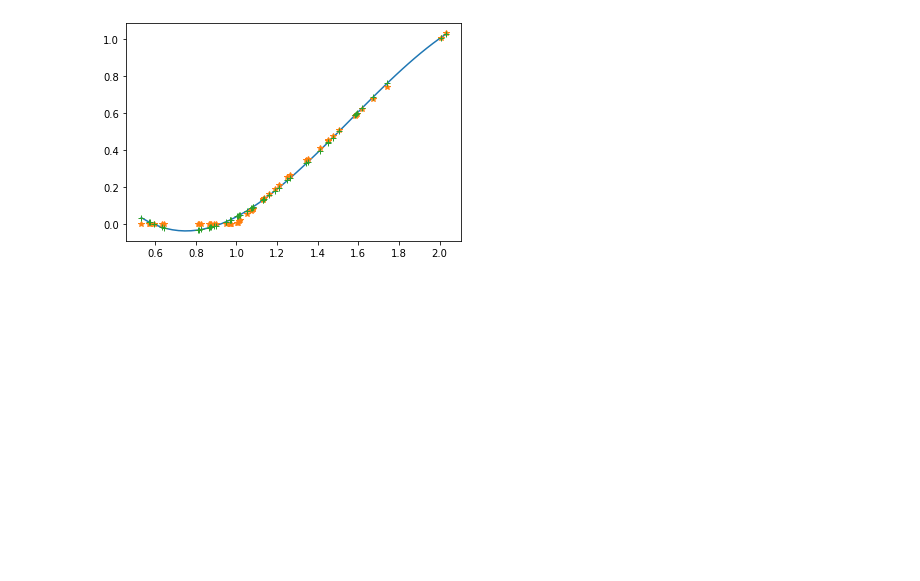
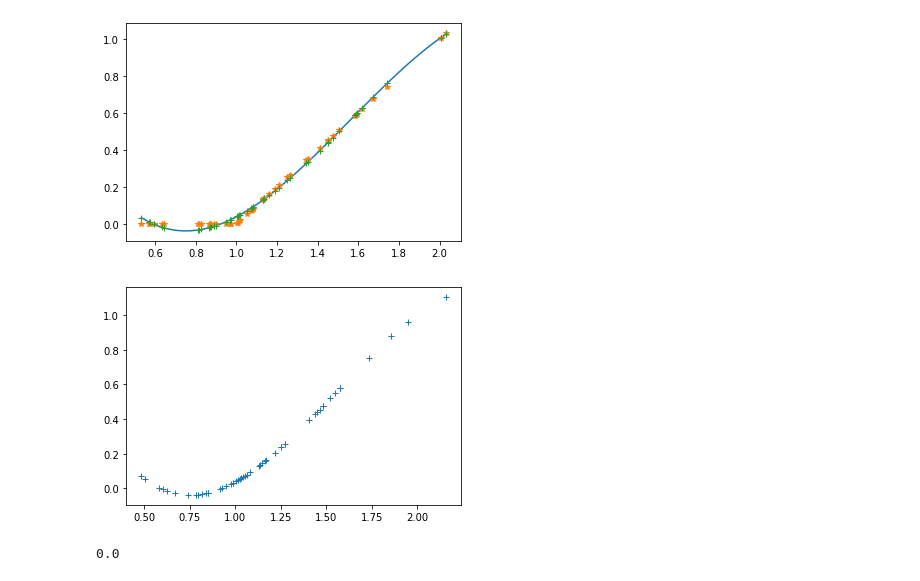
Before and after one commit to luphord/longstaff_schwartz, a Jupyter notebook: notebooks/Tinkering II.ipynb, the cells around one changed output. Cells and saved outputs as stored; diff of their text form; code cells hidden in the pictures; blank space fills up the shorter version.

```diff
--- a/notebooks/Tinkering II.ipynb
+++ b/notebooks/Tinkering II.ipynb
@@ -53,3 +57,7 @@ plot(x, exercise_value(x), '*');
 plot(x, basis(x) @ beta, '+');
 # %% [output]
 [figure]
+# %%
+plot(X[-2,:], basis(X[-2, :]) @ beta, '+');
+# %% [output]
+[figure, added]
@@ -55,0 +71,4 @@ plot(x, basis(x) @ beta, '+');
+# %%
+np.average(total)
+# %% [output]
+0.0
```
Also changed, not shown: parts of 2 cells of this notebook.
